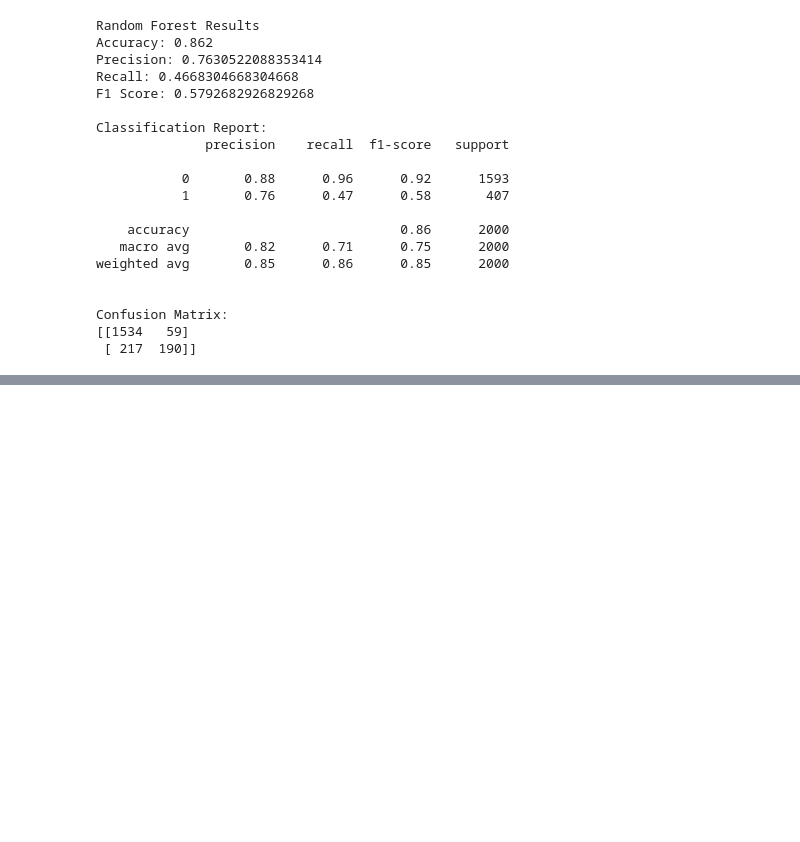
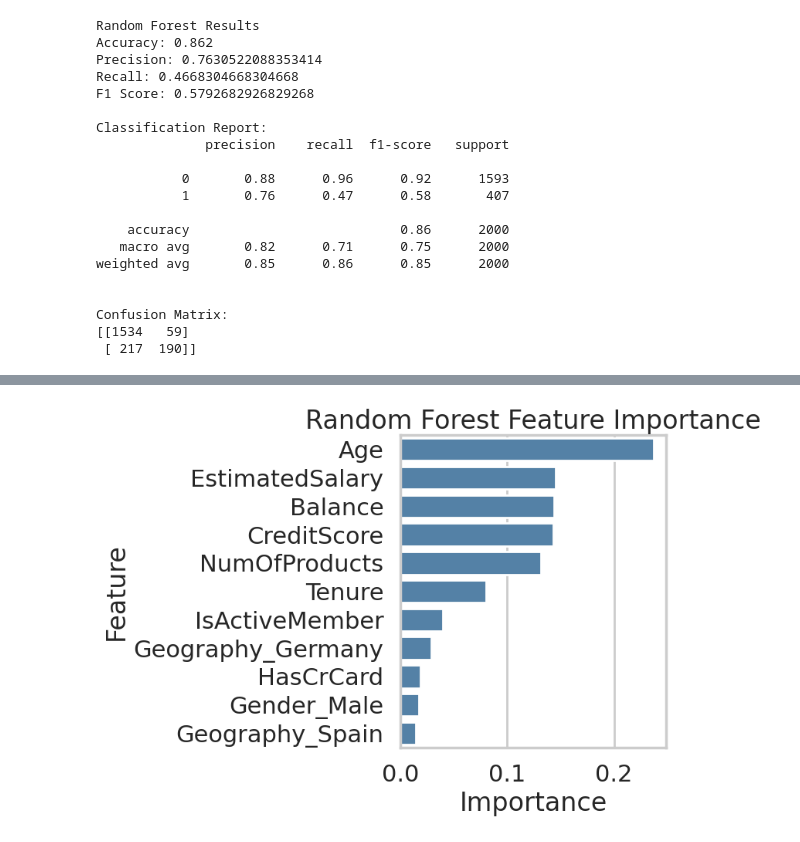
Before and after one commit to sameerjbara/DI-Bootcamp, a Jupyter notebook: Week12/Day2/DailyChallenge_StatforMLN.ipynb, the cells around one changed output, grey strips where cells are left out. Saved outputs shown, nothing was run; the diff lists cells and outputs as text; code cells hidden in the pictures; blank space fills up the shorter version.

```diff
--- a/Week12/Day2/DailyChallenge_StatforML.ipynb
+++ b/Week12/Day2/DailyChallenge_StatforMLN.ipynb
@@ -464,0 +509,16 @@ What will be the most helpful feature in predicting churning?
+# %%
+# Recover feature names from the fitted preprocessor inside the RF pipeline
+fitted_pre = rf_model.named_steps["preprocess"]
+ohe = fitted_pre.named_transformers_["cat"]
+cat_feature_names = list(ohe.get_feature_names_out(cat_cols))
+feature_names = cat_feature_names + num_cols
+
+importances = rf_model.named_steps["model"].feature_importances_
+
+importance_df = (
+    pd.DataFrame({"feature": feature_names, "importance": importances})
+    .sort_values("importance", ascending=False)
+    .reset_index(drop=True)
+)
+
+importance_df
@@ -464,0 +538,11 @@ What will be the most helpful feature in predicting churning?
+# %%
+# Visualize the feature importances
+plt.figure(figsize=(8, 6))
+sns.barplot(data=importance_df, x="importance", y="feature", color="steelblue")
+plt.title("Random Forest Feature Importance")
+plt.xlabel("Importance")
+plt.ylabel("Feature")
+plt.tight_layout()
+plt.show()
+# %% [output]
+[figure, added]
```
Also changed, not shown: parts of 12 cells of this notebook, 3 other files.
